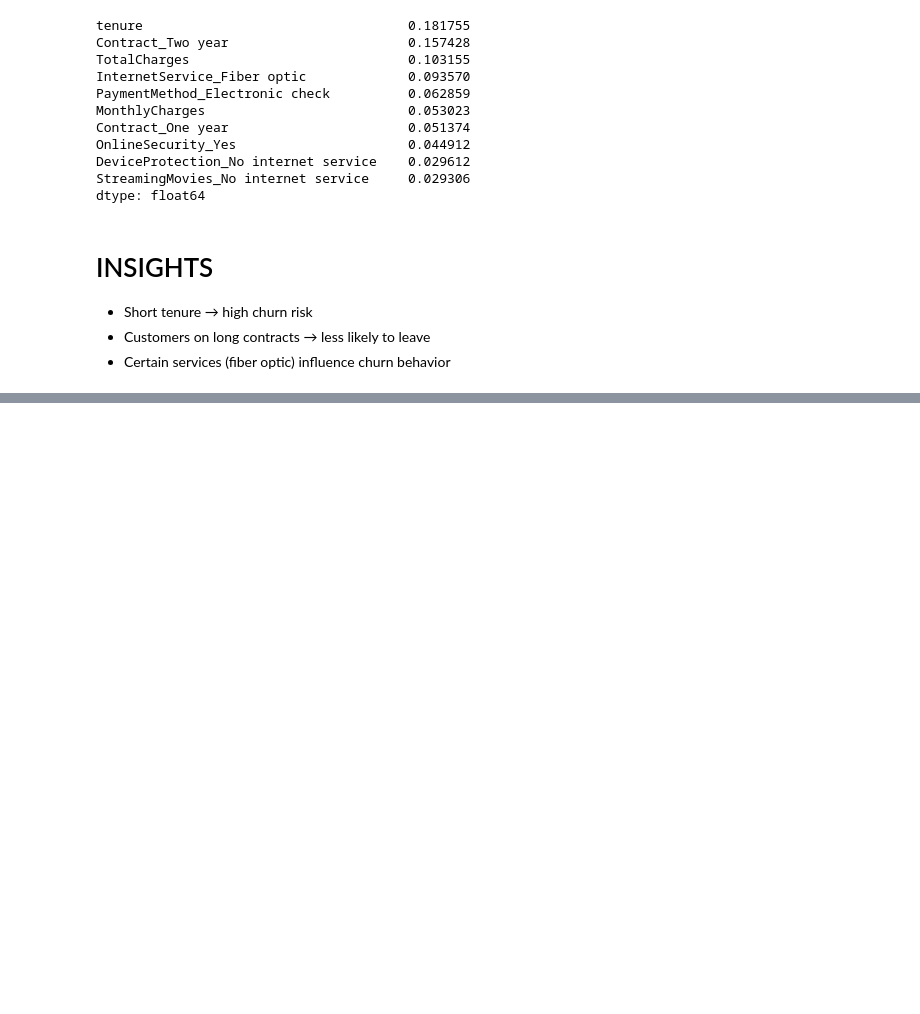
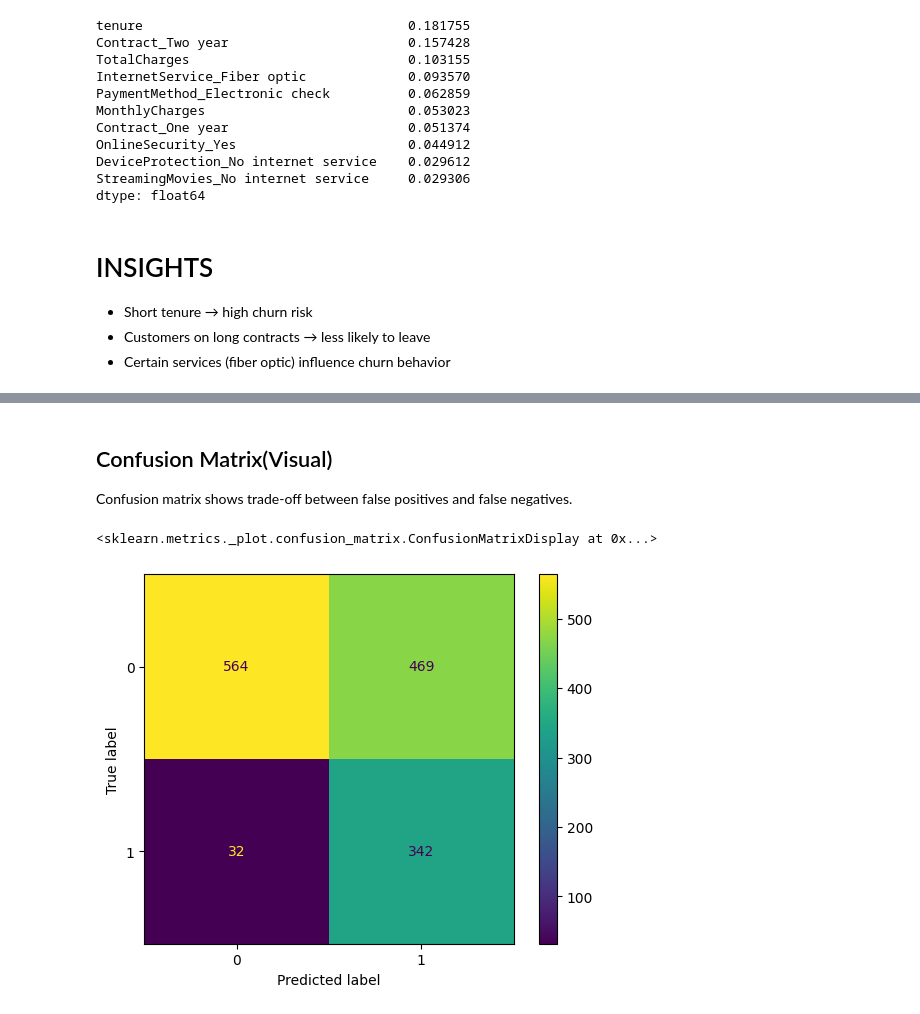
Before and after one commit to medhajhaa/Telco-Churn-Prediction, a Jupyter notebook: Telco-churn-prediction.ipynb, the cells around one changed output, grey strips where cells are left out. Drawn from its saved outputs; the diff is of its cells as text; code cells hidden in the pictures; blank space fills up the shorter version.

```diff
--- a/Telco-churn-prediction.ipynb
+++ b/Telco-churn-prediction.ipynb
@@ -349,0 +353,9 @@ dtype: float64
+# %%
+# Threshold tuning
+y_prob = model.predict_proba(X_test)[:,1]
+
+# change threshold
+y_pred_new = (y_prob > 0.3).astype(int)
+
+from sklearn.metrics import classification_report
+print(classification_report(y_test, y_pred_new))
@@ -349,0 +371,10 @@ dtype: float64
+# %% [markdown]
+## Confusion Matrix(Visual)
+Confusion matrix shows trade-off between false positives and false negatives.
+# %%
+from sklearn.metrics import ConfusionMatrixDisplay
+
+ConfusionMatrixDisplay.from_predictions(y_test, y_pred_new)
+# %% [output]
+<sklearn.metrics._plot.confusion_matrix.ConfusionMatrixDisplay at 0x...>
+[figure, added]
```
Also changed, not shown: parts of 8 cells of this notebook.
